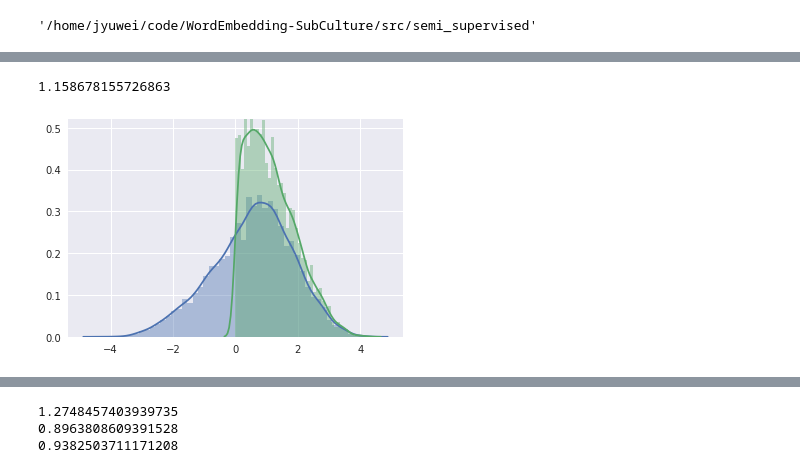
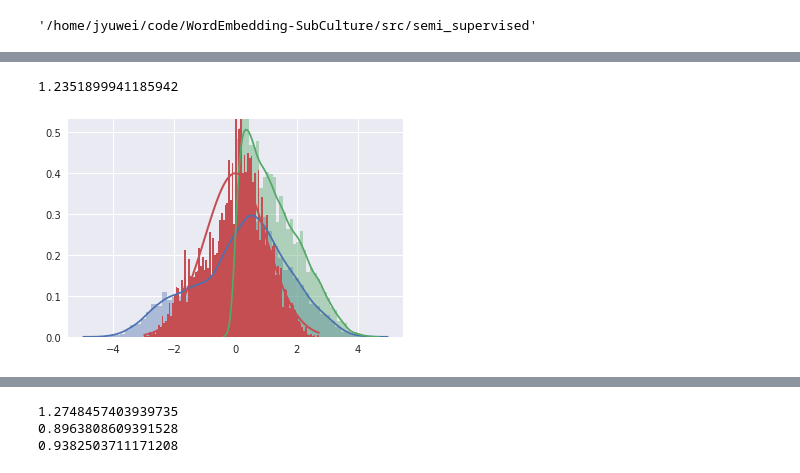
Before and after one commit to jiaojiaoloveu/WordEmbedding-SubCulture, a Jupyter notebook: src/semi_supervised/plot_epa.ipynb, the cells around one changed output, grey strips where cells are left out. Saved outputs shown, nothing was run; the diff lists cells and outputs as text; code cells hidden in the pictures.

```diff
--- a/src/semi_supervised/plot_epa.ipynb
+++ b/src/semi_supervised/plot_epa.ipynb
@@ -23,3 +25,6 @@ def plot(voc, axis):
     y = np.abs(x)
     sns.distplot(y)
     print(np.mean(y))
+    mu = np.mean(x)
+    sigma = np.std(x)
+    return (x - mu) / sigma
@@ -36,5 +31,13 @@ plot(voc, 'P')
-# %%
-plot(voc, 'A')
-# %% [output]
-1.158678155726863
-[figure, removed]
+# %%
+def plot_dist(x, mu, sigma):
+    count, bins, ignored = plt.hist(x, 100, density=True)
+
+    plt.plot(bins, 1/(sigma * np.sqrt(2 * np.pi)) * np.exp( - (bins - mu)**2 / (2 * sigma**2) ),
+             linewidth=2, color='r')
+    plt.show()
+# %%
+e = plot(voc, 'E')
+plot_dist(e, 0, 1)
+# %% [output]
+1.2351899941185942
+[figure, added]
```
Also changed, not shown: parts of 5 cells of this notebook, 1 other file.
